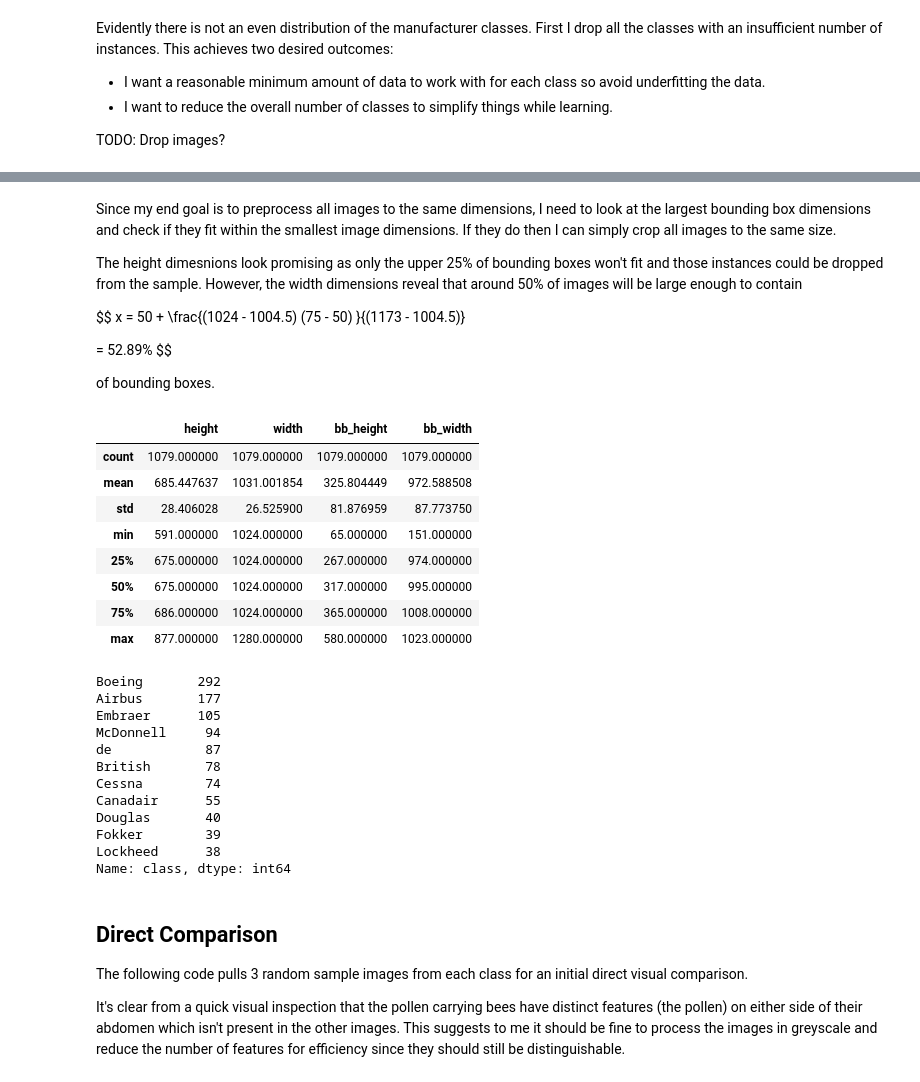
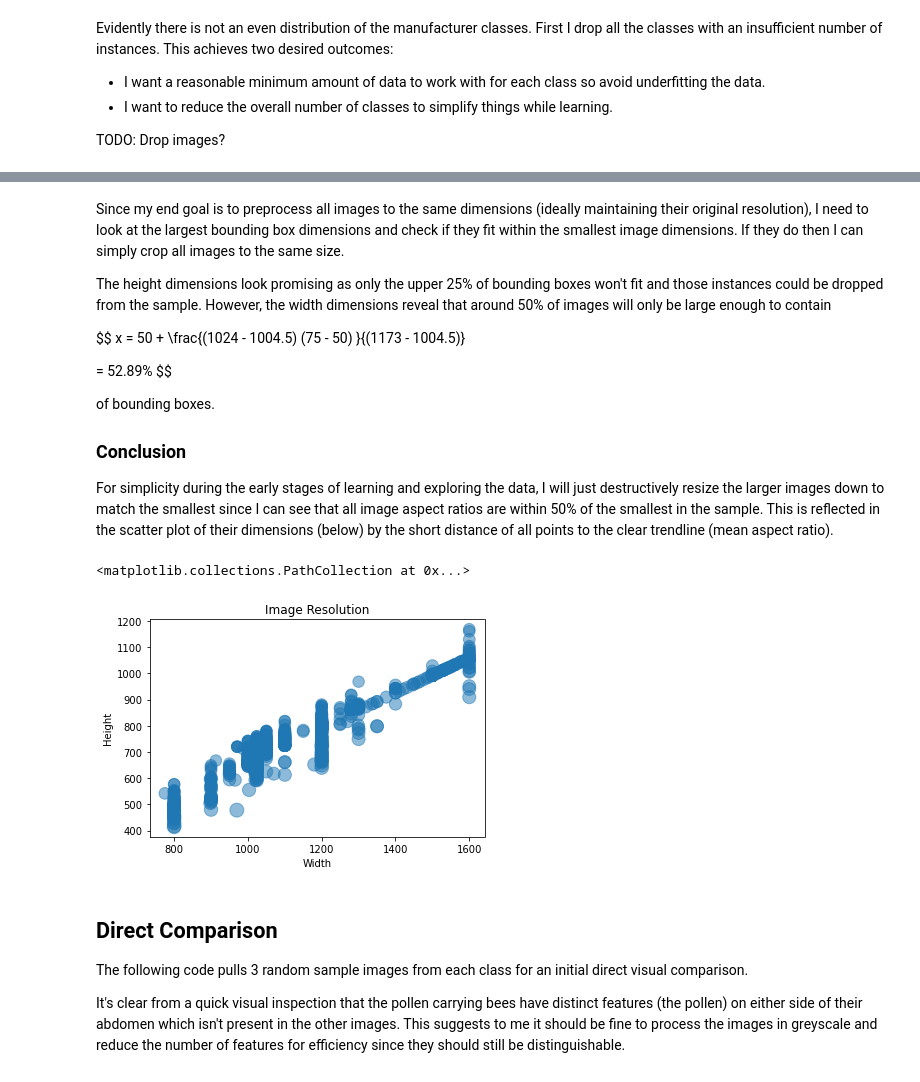
Before and after one commit to kymckay/f21dl-coursework, a Jupyter notebook: km2008_f21dl_cw.ipynb, the cells around one changed output, grey strips where cells are left out. Saved outputs shown, nothing was run; the diff lists cells and outputs as text; code cells hidden in the pictures.

```diff
--- a/km2008_f21dl_cw.ipynb
+++ b/km2008_f21dl_cw.ipynb
@@ -199,7 +198,7 @@ all_imgs[['height', 'width', 'bb_height','bb_width']].describe()
 # %% [markdown]
-Since my end goal is to preprocess all images to the same dimensions, I need to look at the largest bounding box dimensions and check if they fit within the smallest image dimensions. If they do then I can simply crop all images to the same size.
+Since my end goal is to preprocess all images to the same dimensions (ideally maintaining their original resolution), I need to look at the largest bounding box dimensions and check if they fit within the smallest image dimensions. If they do then I can simply crop all images to the same size.
 
-The height dimesnions look promising as only the upper 25% of bounding boxes won't fit and those instances could be dropped from the sample. However, the width dimensions reveal that around 50% of images will be large enough to contain
+The height dimensions look promising as only the upper 25% of bounding boxes won't fit and those instances could be dropped from the sample. However, the width dimensions reveal that around 50% of images will only be large enough to contain
 
 $$
 x = 50 + \frac{(1024 - 1004.5) (75 - 50) }{(1173 - 1004.5)}
@@ -208,38 +207,21 @@ x = 50 + \frac{(1024 - 1004.5) (75 - 50) }{(1173 - 1004.5)}
 $$
 
 of bounding boxes.
+
+### **Conclusion**
+
+
+For simplicity during the early stages of learning and exploring the data, I will just destructively resize the larger images down to match the smallest since I can see that all image aspect ratios are within 50% of the smallest in the sample. This is reflected in the scatter plot of their dimensions (below) by the short distance of all points to the clear trendline (mean aspect ratio).
-# %%
-all_imgs = all_imgs[all_imgs['bb_width'] <=  1024]
-all_imgs = all_imgs[all_imgs['width'] >= 1024 ]
-# Since width is more destructive, the minimum height actually raises
-all_imgs = all_imgs[all_imgs['bb_height'] <= 591 ]
-# %%
-all_imgs[['height', 'width', 'bb_height','bb_width']].describe()
-# %% [output]
-|  | height | width | bb_height | bb_width |
-| count | 1079.000000 | 1079.000000 | 1079.000000 | 1079.000000 |
-| mean | 685.447637 | 1031.001854 | 325.804449 | 972.588508 |
-| std | 28.406028 | 26.525900 | 81.876959 | 87.773750 |
-| min | 591.000000 | 1024.000000 | 65.000000 | 151.000000 |
-| 25% | 675.000000 | 1024.000000 | 267.000000 | 974.000000 |
-| 50% | 675.000000 | 1024.000000 | 317.000000 | 995.000000 |
-| 75% | 686.000000 | 1024.000000 | 365.000000 | 1008.000000 |
-| max | 877.000000 | 1280.000000 | 580.000000 | 1023.000000 |
-# %%
-all_imgs['class'].value_counts()
-# %% [output]
-Boeing       292
-Airbus       177
-Embraer      105
-McDonnell     94
-de            87
-British       78
-Cessna        74
-Canadair      55
-Douglas       40
-Fokker        39
-Lockheed      38
-Name: class, dtype: int64
+# %%
+fig = plt.figure()
+ax = fig.add_subplot()
+ax.set_title('Image Resolution')
+ax.set_xlabel('Width')
+ax.set_ylabel('Height')
+ax.scatter(all_imgs.width, all_imgs.height, s=all_imgs.a_ratio * 100, alpha=0.5)
+# %% [output]
+<matplotlib.collections.PathCollection at 0x...>
+[figure, added]
 # %% [markdown]
 
 ## <a id="h2_1">Direct Comparison</a>
```
Also changed, not shown: parts of 8 cells of this notebook.
